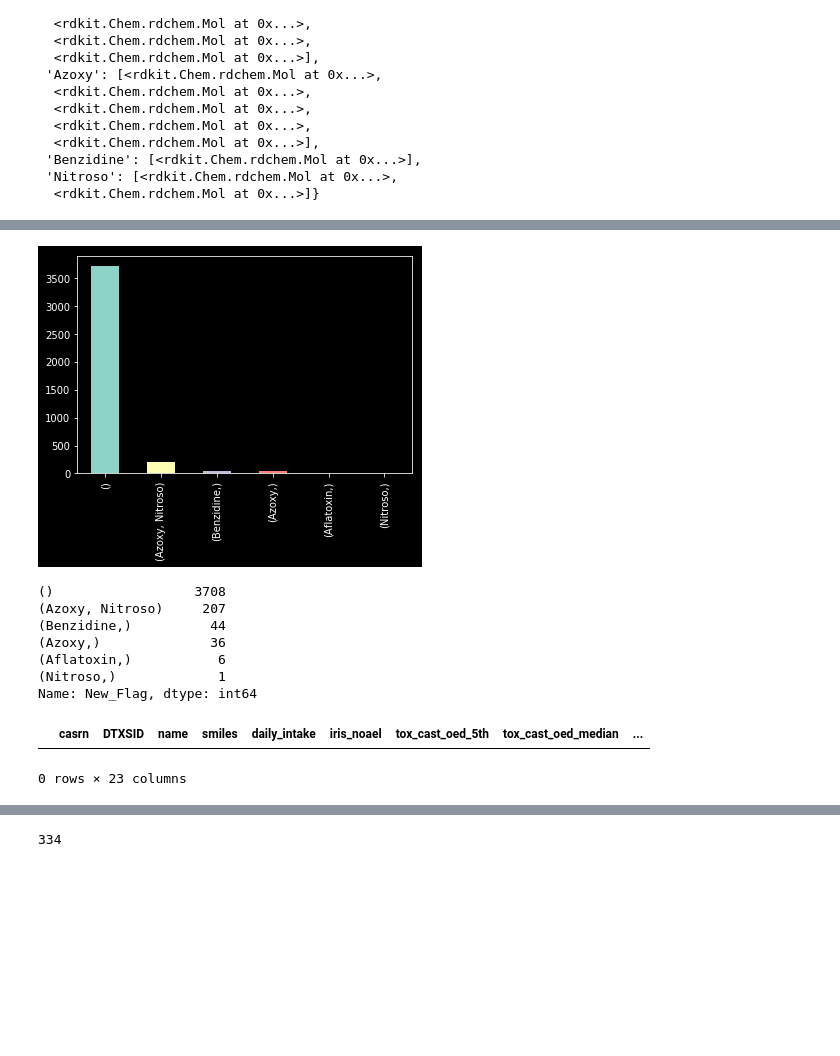
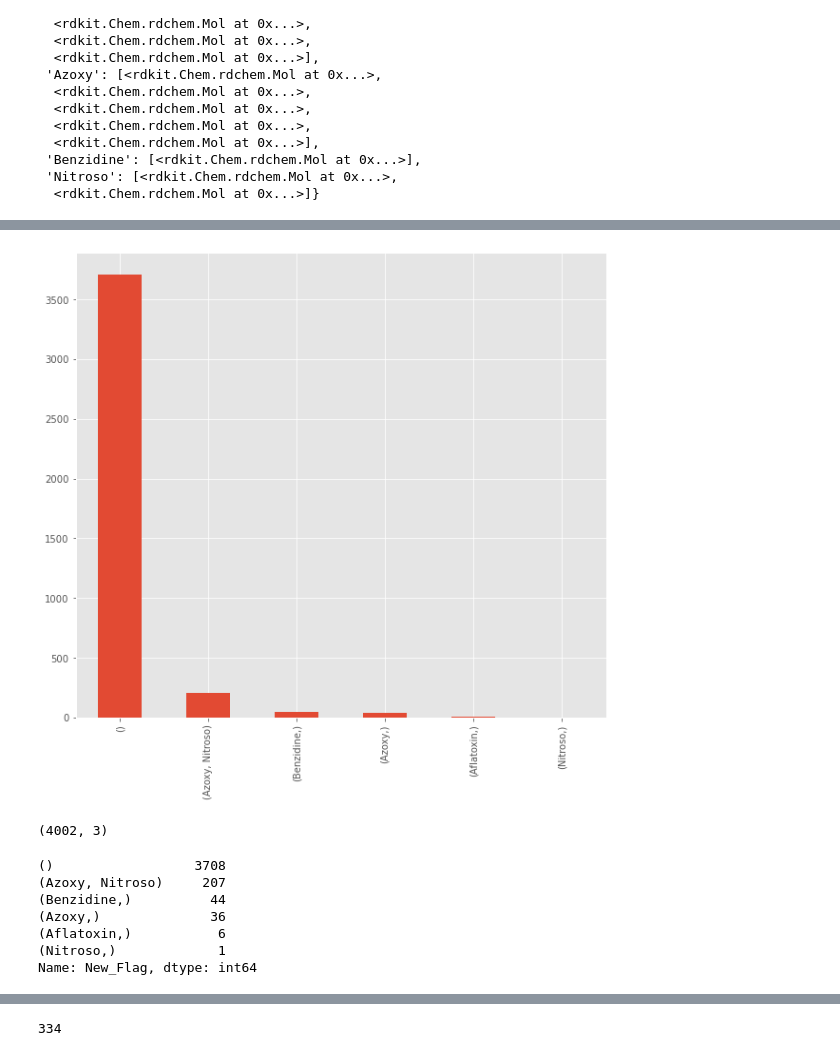
Before and after one commit to g-patlewicz/ttc_exclusions, a Jupyter notebook: notebooks/03_gp_exclusions.ipynb, the cells around one changed output, grey strips where cells are left out. Drawn from its saved outputs; the diff is of its cells as text; code cells hidden in the pictures; blank space fills up the shorter version.

Commit message:
re-analysis notebooks 3 and 4

```diff
--- a/notebooks/03_gp_exclusions.ipynb
+++ b/notebooks/03_gp_exclusions.ipynb
@@ -34,0 +19,6 @@ figures_dir = '/home/grace/Documents/python/ttc_exclusions/reports/figures/'
+# %%
+TOP = os.getcwd().replace('notebooks', '')
+raw_dir = TOP + 'data/raw/'
+interim_dir = TOP + 'data/interim/'
+external_dir = TOP + 'data/external/'
+figures_dir = TOP + 'reports/figures/'
@@ -422,2 +677,2 @@ Index(['casrn', 'DTXSID', 'name', 'smiles', 'daily_intake', 'iris_noael',
 # %%
-xls4 = pd.ExcelFile(raw_dir+'HPC_230719.xlsx')
+HPC = pd.read_excel(raw_dir+'HPC_230719.xlsx', sheet_name = 'HPC')
@@ -428,5 +679,3 @@ xls4.sheet_names
-# %%
-HPC = xls4.parse('HPC')
 # %%
 HPC
 # %% [output]
@@ -483,10 +750,14 @@ ex_hpc_df = pd.DataFrame(list(ex_hpc.items()), columns = ['DTXSID', 'Flag'])
 
 ex_hpc_df['New_Flag']=[tuple(e) for e in ex_hpc_df['Flag']]
 # %%
-ex_hpc_df.New_Flag.value_counts().plot.bar()
-plt.savefig(figures_dir+'HPC_category_counts.png')
+ex_hpc_df.New_Flag.value_counts().plot.bar(figsize = (10,9))
+plt.savefig(figures_dir+'HPC_category_counts.png', dpi = 300, bbox_inches='tight')
 # %% [output]
-[figure, old version]
+[figure, new version]
+# %%
+ex_hpc_df.shape
+# %% [output]
+(4002, 3)
 # %%
 ex_hpc_df.New_Flag.value_counts()
 # %% [output]
@@ -497,8 +768,3 @@ ex_hpc_df.New_Flag.value_counts()
 (Aflatoxin,)           6
 (Nitroso,)             1
 Name: New_Flag, dtype: int64
-# %%
-exclusions_genetox[exclusions_genetox.Gentox_alerts == 'SA39_gen_and_nogen']
-# %% [output]
-|  | casrn | DTXSID | name | smiles | daily_intake | iris_noael | tox_cast_oed_5th | tox_cast_oed_median | ... |
-0 rows × 23 columns
```
Also changed, not shown: parts of 96 cells of this notebook, 3 other files.
